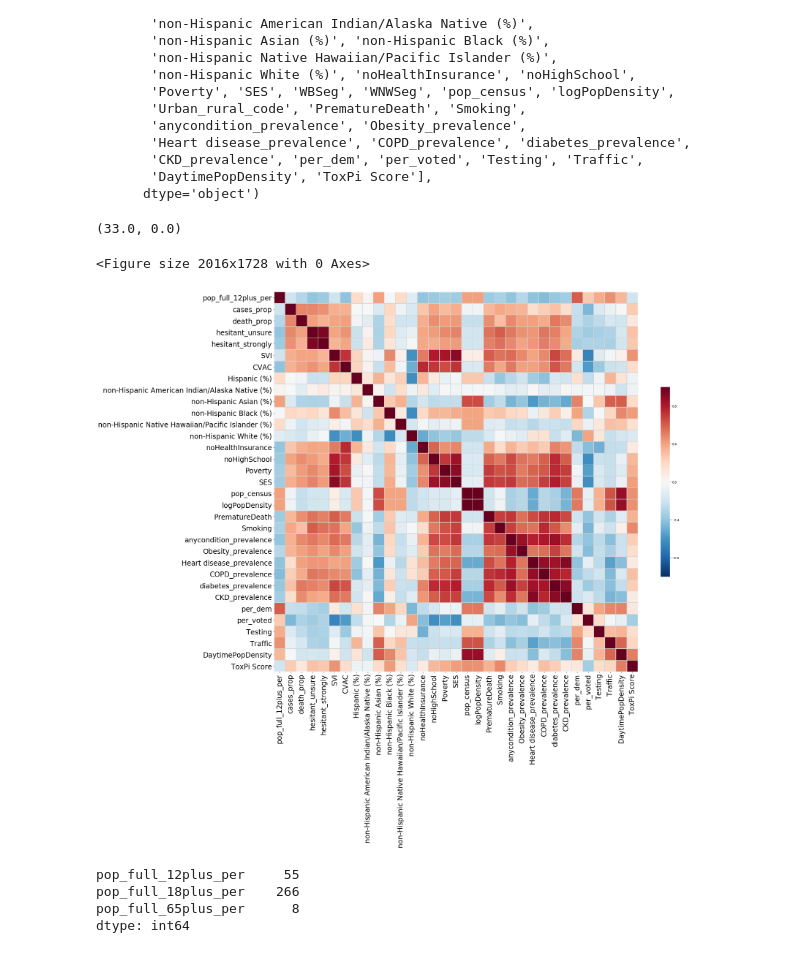
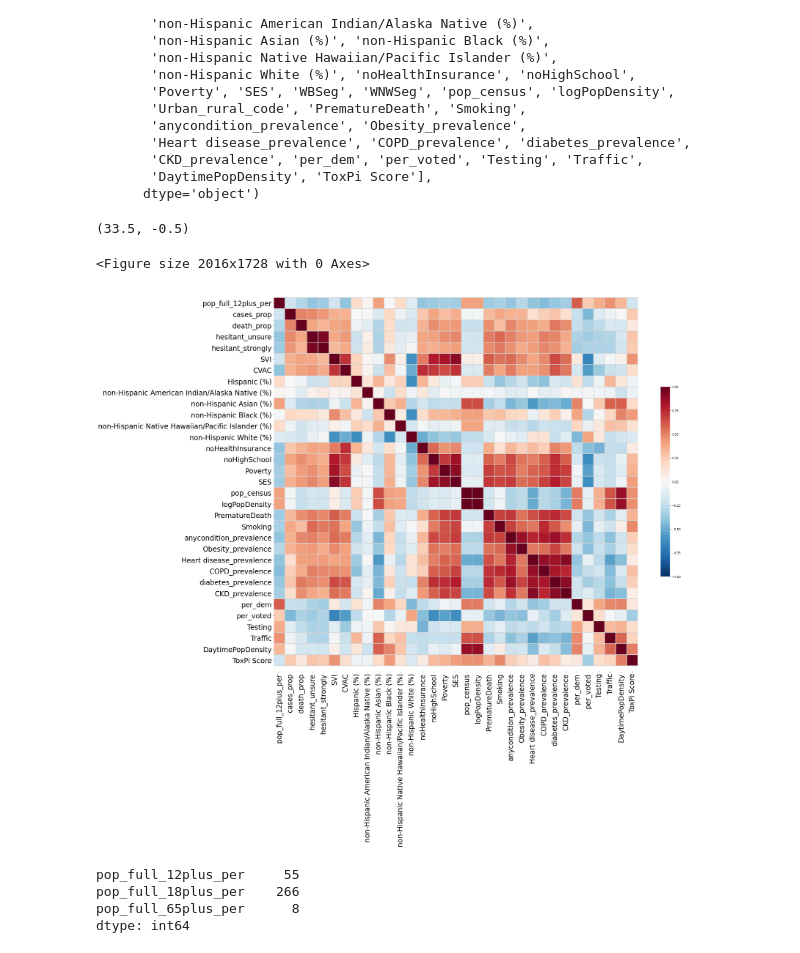
Before and after one commit to ralidimitrova/DS4A_team27, a Jupyter notebook: prediction_modelling/prediction_modelling.ipynb, the cells around one changed output. Cells and saved outputs as stored; diff of their text form; code cells hidden in the pictures.

```diff
--- a/prediction_modelling/prediction_modelling.ipynb
+++ b/prediction_modelling/prediction_modelling.ipynb
@@ -54,29 +58,29 @@ Index(['fips', 'state', 'county', 'state_abb', 'pop_full_12plus_per',
 # %%
 plt.figure(figsize = (28, 24))
 
-full_corr_12 = df.select_dtypes(include = ['float64']).drop(columns = ['pop_full_18plus_per',
+full_corr_12 = df_all.select_dtypes(include = ['float64']).drop(columns = ['pop_full_18plus_per',
                                'pop_full_65plus_per', 'WBSeg', 'WNWSeg']).corr(method = 'spearman')
 
 corr_02 = full_corr_12.where(-((full_corr_12 < 0.2) & (full_corr_12 > -0.2)))
 
 plt.figure(figsize = (28, 24))
 
 color_map = plt.cm.get_cmap('RdBu')
 reversed_col = color_map.reversed()
 
 ax = sns.heatmap(full_corr_12,
                       cmap = reversed_col, linewidths = 0.6,
                       cbar_kws={"shrink": 0.5},
                       vmin = -1, vmax = 1,
                       linecolor = 'lightgrey')
 ax.tick_params(axis = 'both', which = 'major', labelsize = 24)
 
 bottom, top = ax.get_ylim()
 ax.set_ylim(bottom + 0.5, top - 0.5)
 # %% [output]
-(33.0, 0.0)
+(33.5, -0.5)
 <Figure size 2016x1728 with 0 Axes>
-[figure, old version]
+[figure, new version]
 # %%
 df_all.isnull().sum()[df_all.isnull().sum() > 1]
 # %% [output]
```
Also changed, not shown: parts of 15 cells of this notebook.
